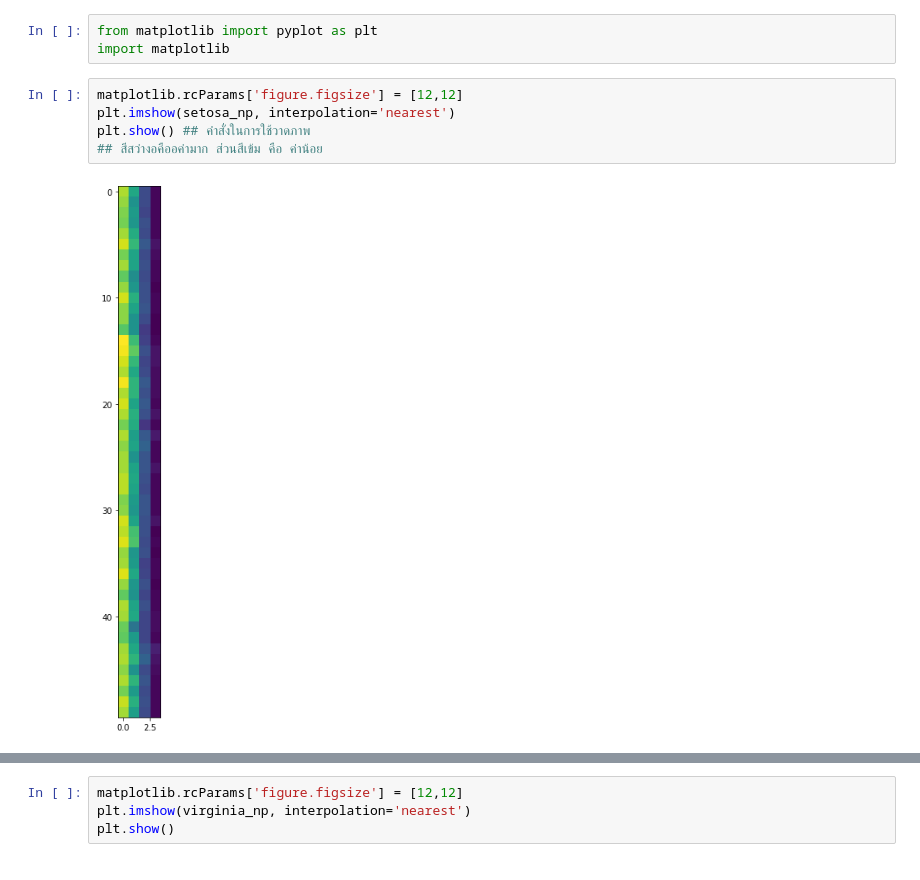
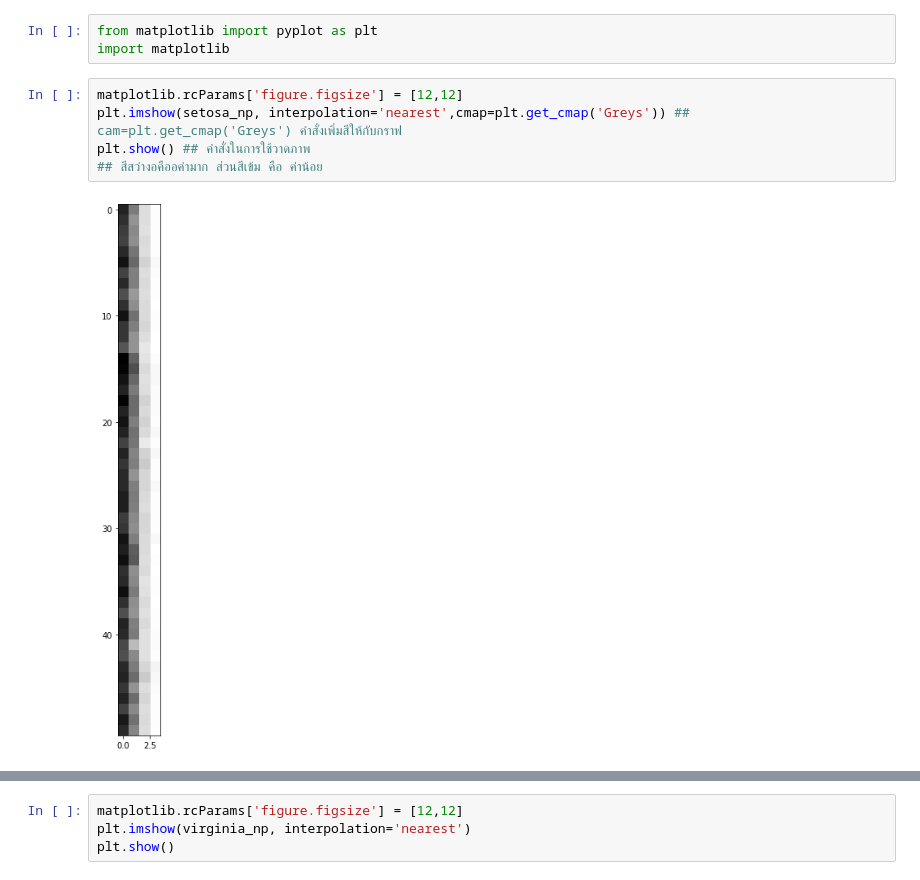
Before and after one commit to phuwanat300841/python_dataviz, a Jupyter notebook: visualize array data.ipynb, the cells around one changed output, grey strips where cells are left out. Saved outputs shown, nothing was run; the diff lists cells and outputs as text.

```diff
--- a/visualize array data.ipynb
+++ b/visualize array data.ipynb
@@ -41,10 +41,10 @@ from matplotlib import pyplot as plt
 import matplotlib
 # %%
 matplotlib.rcParams['figure.figsize'] = [12,12]
-plt.imshow(setosa_np, interpolation='nearest')
+plt.imshow(setosa_np, interpolation='nearest',cmap=plt.get_cmap('Greys')) ## cam=plt.get_cmap('Greys') คำสั่งเพิ่มสีให้กับกราฟ
 plt.show() ## คำสั่งในการใช้วาดภาพ
 ## สีสว่างอคืออค่ามาก ส่วนสีเข้ม คือ ค่าน้อย
 # %% [output]
-[figure, old version]
+[figure, new version]
 # %%
 matplotlib.rcParams['figure.figsize'] = [12,12]
```
Also changed, not shown: parts of 9 cells of this notebook.
